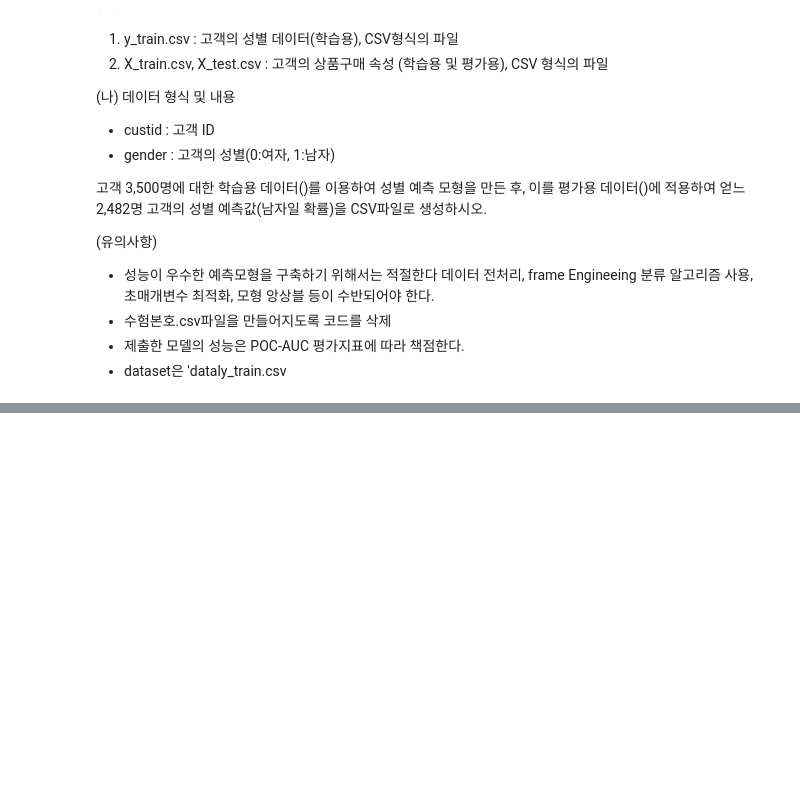
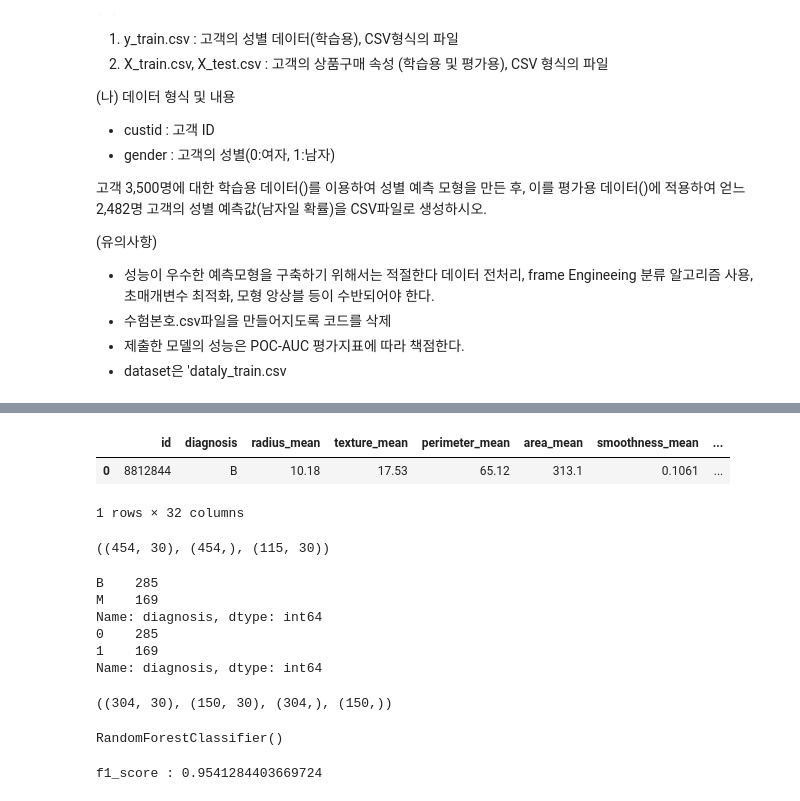
Before and after one commit to choiyun9yu/DataAnalysis, a Jupyter notebook: 빅분기실기/ex04_작업형2유형.ipynb, the cells around one changed output, grey strips where cells are left out. Drawn from its saved outputs; the diff is of its cells as text; code cells hidden in the pictures; blank space fills up the shorter version.

Commit message:
main

```diff
--- a/빅분기실기/ex04_작업형2유형.ipynb
+++ b/빅분기실기/ex04_작업형2유형.ipynb
@@ -1192,0 +1201,13 @@ df = pd.read_csv('123123.csv')  # 저장한 것 다시 읽어와서 확인까지
+# %%
+trainData = 'https://raw.githubusercontent.com/Datamanim/datarepo/main/cancer/train.csv'
+testData = 'https://raw.githubusercontent.com/Datamanim/datarepo/main/cancer/test.csv'
+subData = 'https://raw.githubusercontent.com/Datamanim/datarepo/main/cancer/submission.csv'
+
+# 데이터 로드
+import pandas as pd
+train = pd.read_csv(trainData)
+test = pd.read_csv(testData)
+submission = pd.read_csv(subData)
+
+train.shape, test.shape
+## 컬럼 하나가 차이가 난다.  train은 y값 포함, test는 미포함 test로 y값을 추정해 submission에 담아서 제출
@@ -1192,0 +1242,34 @@ df = pd.read_csv('123123.csv')  # 저장한 것 다시 읽어와서 확인까지
+# %%
+train.head(1)
+# %% [output]
+|  | id | diagnosis | radius_mean | texture_mean | perimeter_mean | area_mean | smoothness_mean | ... |
+| 0 | 8812844 | B | 10.18 | 17.53 | 65.12 | 313.1 | 0.1061 | ... |
+1 rows × 32 columns
+# %%
+# 학습 데이터와 라벨 데이터 분리
+train_drop = train.drop(columns=['id', 'diagnosis']) #id는 인덱스 같은 거라서 필요없을 듯
+test_drop = test.drop(columns='id')
+y = train['diagnosis']
+
+train_drop.shape, y.shape, test_drop.shape
+# %% [output]
+((454, 30), (454,), (115, 30))
+# %%
+# 종속변수 라벨링하기
+## 종속변수 개수를 확인
+print(y.value_counts())
+## 종속변수 중에서 양성인 B를 0으로 악성인 M을 1로 인코딩 (라벨인코드를 사용해도 되고 매핑을 사용해도됨)
+### 1. 매핑 활용하기
+y_encoding=y.map(lambda x : 1 if x == 'M' else 0)
+print(y_encoding.value_counts())
+
+### 2. 라벨 인코더 사용하기(? 아직 방법 모름)
+from sklearn.preprocessing import LabelEncoder
+le = LabelEncoder()
+# %% [output]
+B    285
+M    169
+Name: diagnosis, dtype: int64
+0    285
+1    169
+Name: diagnosis, dtype: int64
@@ -1192,0 +1283,22 @@ df = pd.read_csv('123123.csv')  # 저장한 것 다시 읽어와서 확인까지
+# %%
+# 학습 데이터 검증 데이터 분리
+from sklearn.model_selection import train_test_split
+X_train, X_test, y_train, y_test = train_test_split(x_sc, y_encoding, test_size=0.33, random_state=42, stratify=y)
+X_train.shape, X_test.shape, y_train.shape, y_test.shape
+# %% [output]
+((304, 30), (150, 30), (304,), (150,))
+# %%
+# 모델링
+from sklearn.ensemble import RandomForestClassifier
+rf = RandomForestClassifier()
+rf.fit(X_train, y_train)
+# %% [output]
+RandomForestClassifier()
+# %%
+# 모델 평가 (f1-score)
+from sklearn.metrics import f1_score
+pred = rf.predict(X_test)
+print(f'f1_score : {f1_score(y_test, pred)}')
+# 모델링이 비교적 잘 되었으니 테스트 셋에 적용
+# %% [output]
+f1_score : 0.9541284403669724
```
Also changed, not shown: parts of 6 cells of this notebook, 2 other files.
